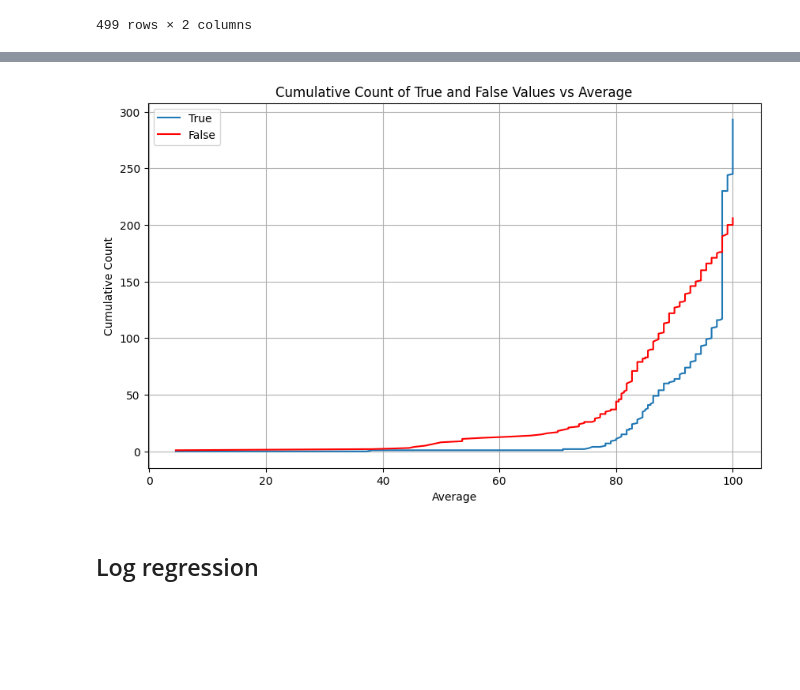
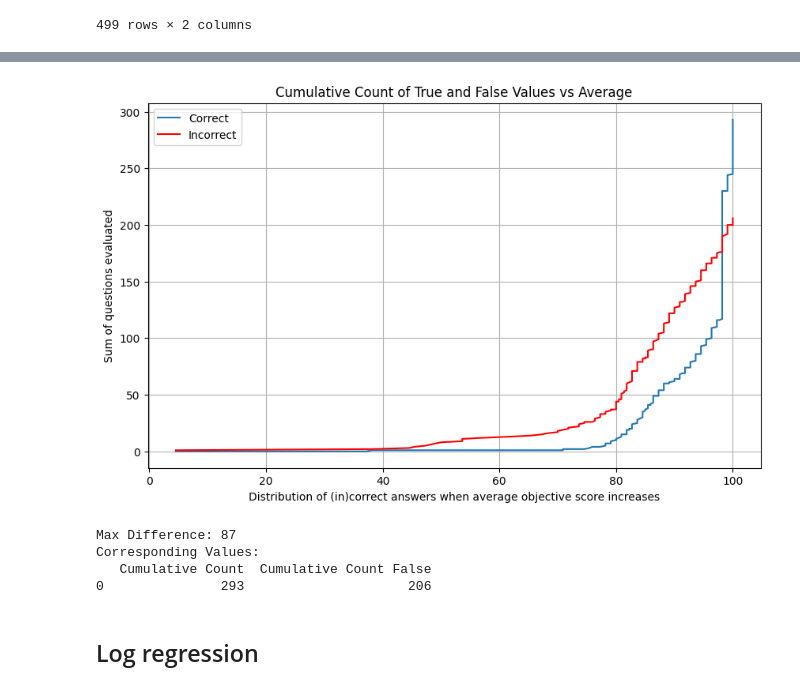
Before and after one commit to OpenBioLink/ThoughtSource, a Jupyter notebook: notebooks/reflection_messages/reflection_to_prediction.ipynb, the cells around one changed output, grey strips where cells are left out. Drawn from its saved outputs; the diff is of its cells as text; code cells hidden in the pictures; blank space fills up the shorter version.

```diff
--- a/notebooks/reflection_messages/reflection_to_prediction.ipynb
+++ b/notebooks/reflection_messages/reflection_to_prediction.ipynb
@@ -732,0 +640,6 @@ For obj_1, U-statistic is 38070.50 and the p-value is 0.00
+# %%
+#Cohere supervised by GPT-4
+
+data = Collection.from_json("./med_qa_first_cohere_gpt-4.json")
+scores_per_item, variables_per_item, filtered_lowest_tuples, scores_with_indicator = parse_data(data,idx_cot=2,dataset='med_qa',split='test')
+practical_results(scores_with_indicator)
@@ -780,18 +705,37 @@ plt.show()
 # %%
 # Create a new column 'Cumulative Count False' that contains the cumulative count of 'False' values
 df['Cumulative Count False'] = (~df['Indicator']).cumsum()
 
 # Plot graph with 'Average' as x-axis and 'Cumulative Count' and 'Cumulative Count False' as y-axis
 plt.figure(figsize=(10, 6))
-plt.plot(df['Average'], df['Cumulative Count'], label='True')
-plt.plot(df['Average'], df['Cumulative Count False'], label='False', color='red')
-plt.xlabel('Average')
-plt.ylabel('Cumulative Count')
+plt.plot(df['average'], df['Cumulative Count'], label='Correct')
+plt.plot(df['average'], df['Cumulative Count False'], label='Incorrect', color='red')
+plt.xlabel('Distribution of (in)correct answers when average objective score increases')
+plt.ylabel('Sum of questions evaluated')
 plt.title('Cumulative Count of True and False Values vs Average')
 plt.grid(True)
 plt.legend()
 plt.show()
 # %% [output]
-[figure, old version]
+[figure, new version]
+# %%
+df['Difference'] = df['Cumulative Count'] - df['Cumulative Count False']
+
+# Find the maximum value in 'Difference'
+max_diff = df['Difference'].max()
+
+# Find the corresponding 'Cumulative Count True' and 'Cumulative Count False' values
+corresponding_values = df[df['Difference'] == max_diff][['Cumulative Count', 'Cumulative Count False']]
+
+print("Max Difference:", max_diff)
+print("Corresponding Values:")
+print(corresponding_values)
+
+#naively switching predictions would yield a 17.4% accuracy increase
+# %% [output]
+Max Difference: 87
+Corresponding Values:
+   Cumulative Count  Cumulative Count False
+0               293                     206
 # %% [markdown]
 ## Log regression
```
Also changed, not shown: parts of 28 cells of this notebook, 3 other files.
